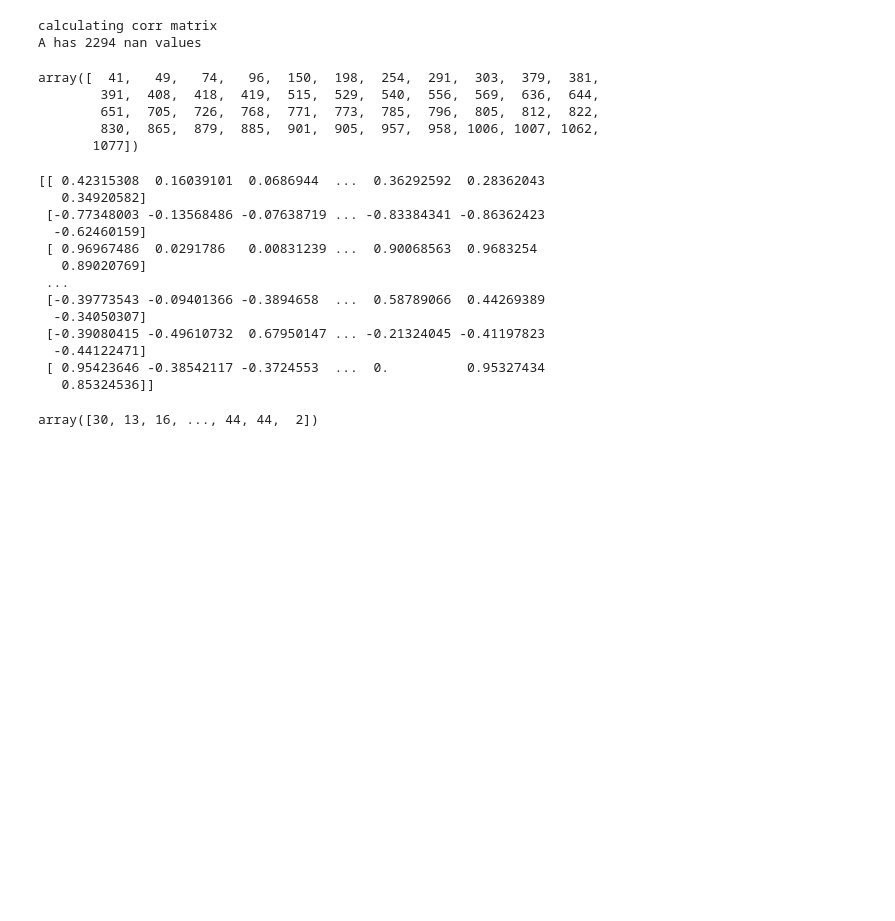
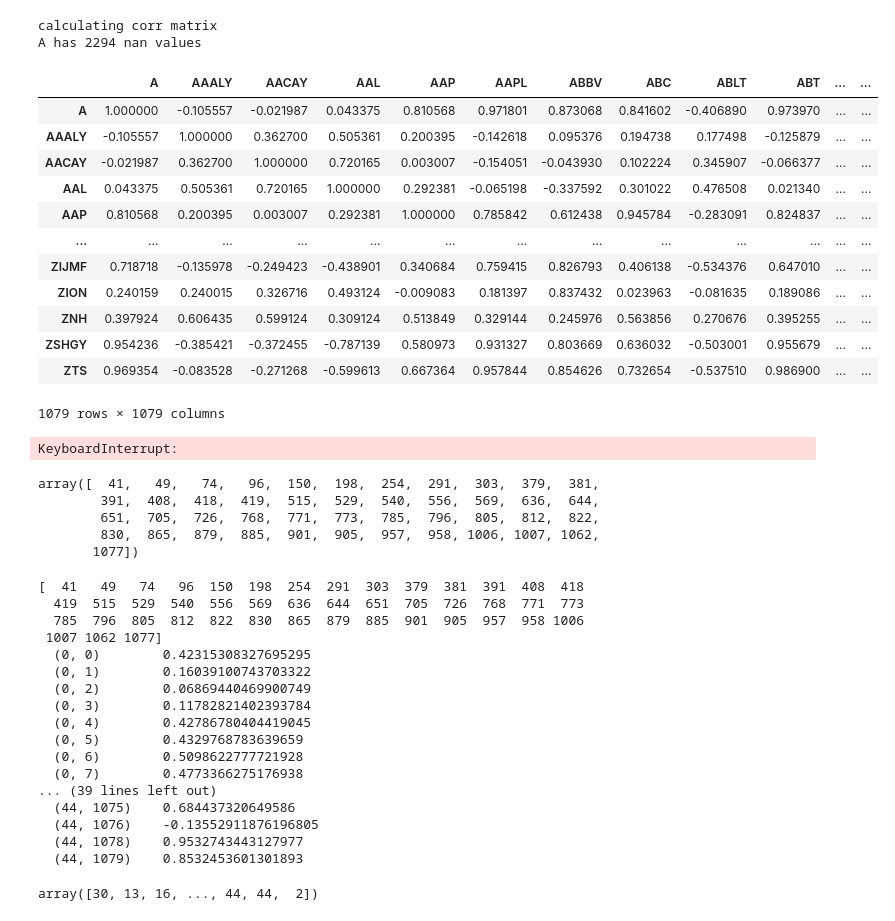
Before and after one commit to borchand/Network_Analysis, a Jupyter notebook: script/testing/collective_weight.ipynb, the cells around one changed output. Cells and saved outputs as stored; diff of their text form; code cells hidden in the pictures; blank space fills up the shorter version.

```diff
--- a/script/testing/collective_weight.ipynb
+++ b/script/testing/collective_weight.ipynb
@@ -137,10 +137,44 @@ A has 2294 nan values
 ## make corr_df into a graph
 G = nx.from_numpy_matrix(corr_df)
 
-A = nx.to_scipy_sparse_matrix(G)
+A = nx.to_scipy_sparse_array(G)
 
 
-clustering = AP().fit(A)
+clustering = AP(max_iter=1000,).fit(A)
+# %%
+cols = stockdf.columns
+# %%
+center_tickers = cols[clustering.cluster_centers_indices_]
+
+center_stocks = stockdf[center_tickers]
+
+center_stocks.corr()
+# %% [output]
+|  | A | AAALY | AACAY | AAL | AAP | AAPL | ABBV | ABC | ABLT | ABT | ... | ... |
+| A | 1.000000 | -0.105557 | -0.021987 | 0.043375 | 0.810568 | 0.971801 | 0.873068 | 0.841602 | -0.406890 | 0.973970 | ... | ... |
+| AAALY | -0.105557 | 1.000000 | 0.362700 | 0.505361 | 0.200395 | -0.142618 | 0.095376 | 0.194738 | 0.177498 | -0.125879 | ... | ... |
+| AACAY | -0.021987 | 0.362700 | 1.000000 | 0.720165 | 0.003007 | -0.154051 | -0.043930 | 0.102224 | 0.345907 | -0.066377 | ... | ... |
+| AAL | 0.043375 | 0.505361 | 0.720165 | 1.000000 | 0.292381 | -0.065198 | -0.337592 | 0.301022 | 0.476508 | 0.021340 | ... | ... |
+| AAP | 0.810568 | 0.200395 | 0.003007 | 0.292381 | 1.000000 | 0.785842 | 0.612438 | 0.945784 | -0.283091 | 0.824837 | ... | ... |
+| ... | ... | ... | ... | ... | ... | ... | ... | ... | ... | ... | ... | ... |
+| ZIJMF | 0.718718 | -0.135978 | -0.249423 | -0.438901 | 0.340684 | 0.759415 | 0.826793 | 0.406138 | -0.534376 | 0.647010 | ... | ... |
+| ZION | 0.240159 | 0.240015 | 0.326716 | 0.493124 | -0.009083 | 0.181397 | 0.837432 | 0.023963 | -0.081635 | 0.189086 | ... | ... |
+| ZNH | 0.397924 | 0.606435 | 0.599124 | 0.309124 | 0.513849 | 0.329144 | 0.245976 | 0.563856 | 0.270676 | 0.395255 | ... | ... |
+| ZSHGY | 0.954236 | -0.385421 | -0.372455 | -0.787139 | 0.580973 | 0.931327 | 0.803669 | 0.636032 | -0.503001 | 0.955679 | ... | ... |
+| ZTS | 0.969354 | -0.083528 | -0.271268 | -0.599613 | 0.667364 | 0.957844 | 0.854626 | 0.732654 | -0.537510 | 0.986900 | ... | ... |
+1079 rows × 1079 columns
+# %%
+# heatmap of the center stocks
+import seaborn as sns
+import matplotlib.pyplot as plt
+
+center_stock_corr = center_stocks.corr()
+
+avg_corr = center_stock_corr.mean()
+avg_base = np.mean(corr_df, axis=0)
+np.min(avg_corr)
+# %% [output]
+KeyboardInterrupt:
 # %%
 # Find index of clusters
 clustering.cluster_centers_indices_
@@ -152,22 +186,28 @@ array([  41,   49,   74,   96,  150,  198,  254,  291,  303,  379,  381,
        1077])
 # %%
 ## Find all the clusters of clsutering
+print(clustering.cluster_centers_indices_)
+
 print(clustering.cluster_centers_)
 
 ## Find labels of each node in each cluster
 clustering.labels_
 # %% [output]
-[[ 0.42315308  0.16039101  0.0686944  ...  0.36292592  0.28362043
-   0.34920582]
- [-0.77348003 -0.13568486 -0.07638719 ... -0.83384341 -0.86362423
-  -0.62460159]
- [ 0.96967486  0.0291786   0.00831239 ...  0.90068563  0.9683254
-   0.89020769]
- ...
- [-0.39773543 -0.09401366 -0.3894658  ...  0.58789066  0.44269389
-  -0.34050307]
- [-0.39080415 -0.49610732  0.67950147 ... -0.21324045 -0.41197823
-  -0.44122471]
- [ 0.95423646 -0.38542117 -0.3724553  ...  0.          0.95327434
-   0.85324536]]
+[  41   49   74   96  150  198  254  291  303  379  381  391  408  418
+  419  515  529  540  556  569  636  644  651  705  726  768  771  773
+  785  796  805  812  822  830  865  879  885  901  905  957  958 1006
+ 1007 1062 1077]
+  (0, 0)        0.42315308327695295
+  (0, 1)        0.16039100743703322
+  (0, 2)        0.06869440469900749
+  (0, 3)        0.11782821402393784
+  (0, 4)        0.42786780404419045
+  (0, 5)        0.4329768783639659
+  (0, 6)        0.5098622777721928
+  (0, 7)        0.4773366275176938
+... (39 lines left out)
+  (44, 1075)    0.684437320649586
+  (44, 1076)    -0.13552911876196805
+  (44, 1078)    0.9532743443127977
+  (44, 1079)    0.8532453601301893
 array([30, 13, 16, ..., 44, 44,  2])
```
Also changed, not shown: parts of 5 cells of this notebook.
